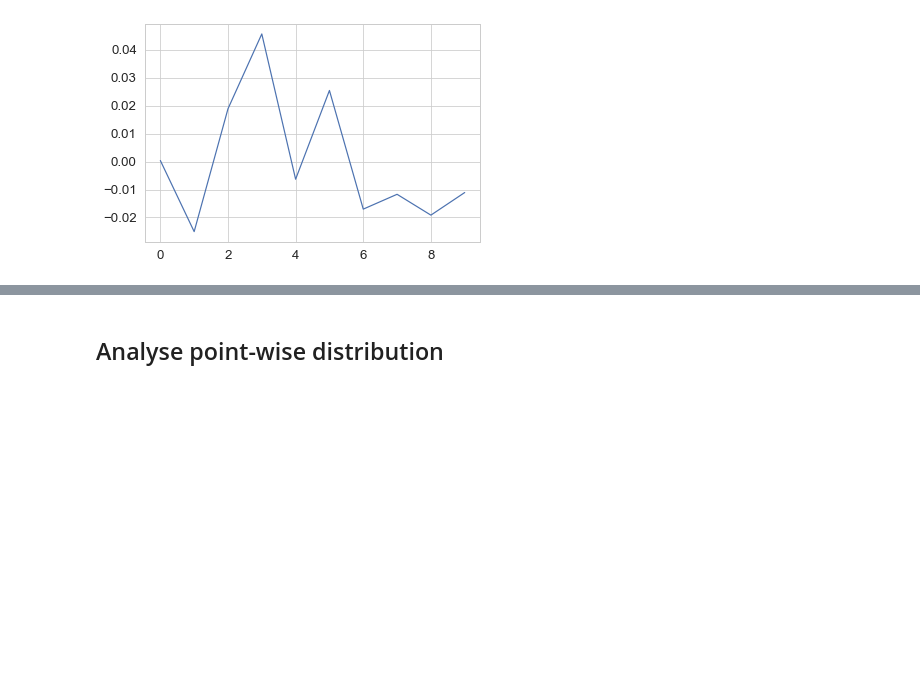
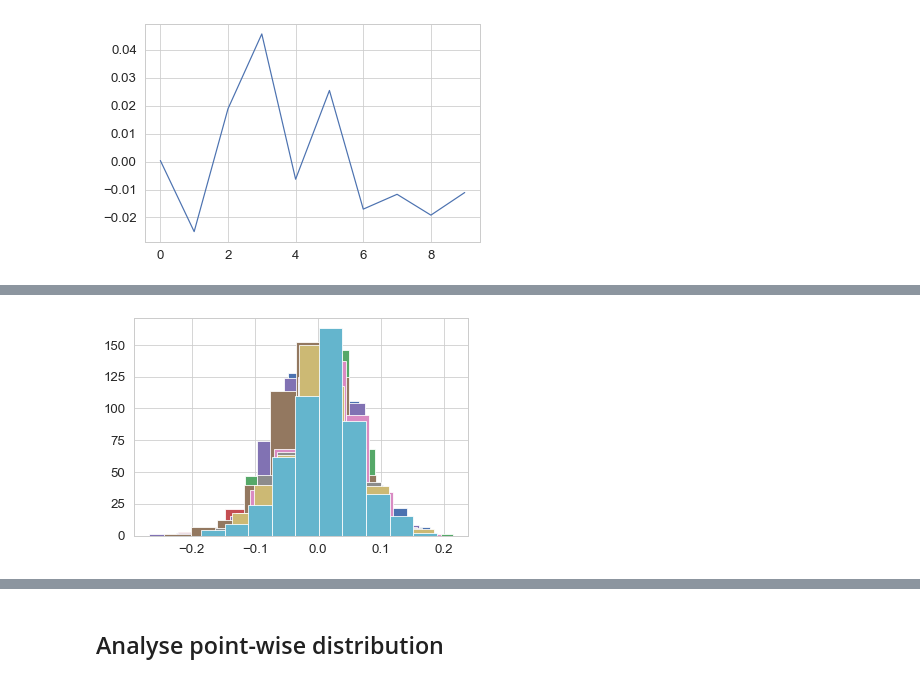
Before and after one commit to ratschlab/bnn_priors, a Jupyter notebook: experiments/3.4_Analyse_empirical_weight_distributions.ipynb, the cells around one changed output, grey strips where cells are left out. Cells and saved outputs as stored; diff of their text form; code cells hidden in the pictures; blank space fills up the shorter version.

```diff
--- a/experiments/3.4_Analyse_empirical_weight_distributions.ipynb
+++ b/experiments/3.4_Analyse_empirical_weight_distributions.ipynb
@@ -245,0 +387,5 @@ weights_all = {"gaussian": np.random.normal(loc=weights_all.mean(), scale=weight
+# %%
+for i in range(10):
+    plt.hist(samples["module.linear.weight"][-1, i])
+# %% [output]
+[figure, added]
```
Also changed, not shown: parts of 16 cells of this notebook, 3 other files.
